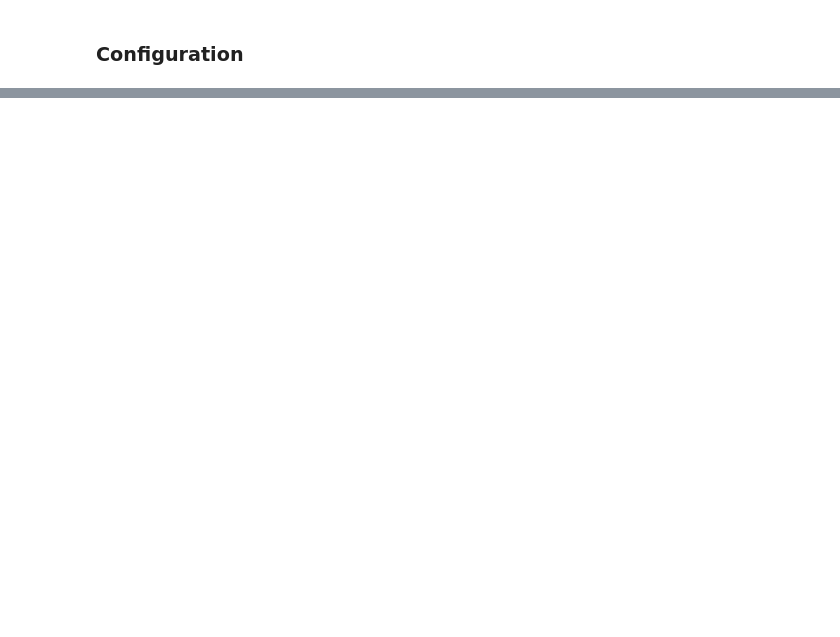
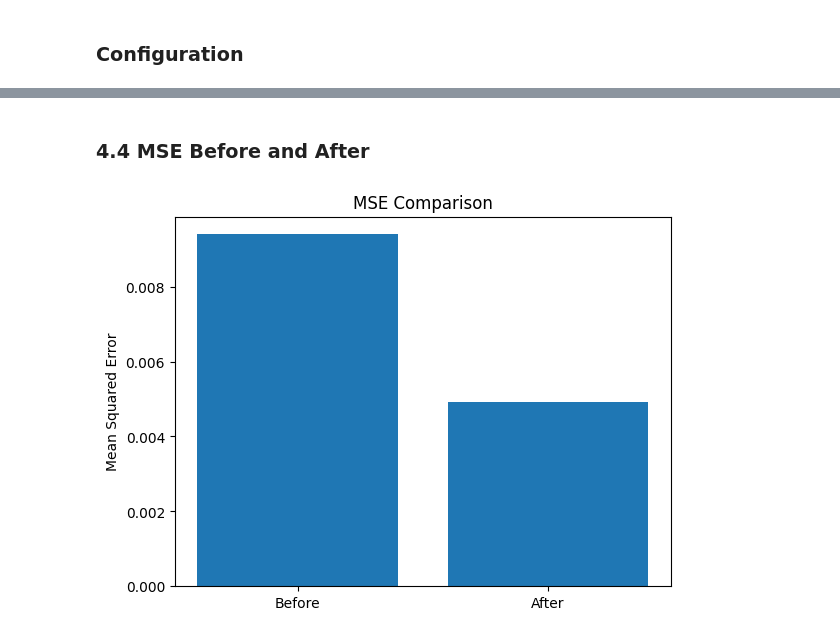
Before and after one commit to gentralg-Gitcoding/fullstack-projects, a Jupyter notebook: capstoneProjects/capstone_12/capstone_12_Deep_Learning_TensorFlow_Keras.ipynb, the cells around one changed output, grey strips where cells are left out. Cells and saved outputs as stored; diff of their text form; code cells hidden in the pictures; blank space fills up the shorter version.

```diff
--- a/capstoneProjects/capstone_12/capstone_12_Deep_Learning_TensorFlow_Keras.ipynb
+++ b/capstoneProjects/capstone_12/capstone_12_Deep_Learning_TensorFlow_Keras.ipynb
@@ -82,0 +181,4 @@ NameError: name 'io' is not defined
+# %%
+# Measure MSE(Mean Squared Error) Metric
+mse = tf.reduce_mean(tf.square(X_train - X_train_noisy))
+print(f"MSE: {mse}")
@@ -82,0 +349,19 @@ NameError: name 'io' is not defined
+# %%
+#Load best model for predict
+model = tf.keras.models.load_model('./models/cae_dentals.keras')
+
+#Have the model denoise our data
+X_test_denoised = model.predict(X_test_noisy)
+
+#Calculate MSE after
+mse_after = tf.reduce_mean(tf.square(X_test - X_test_denoised))
+
+#Calculate PSNR after
+psnr_after = tf.image.psnr(X_test, X_test_denoised, max_val=1.0)
+
+#Calculate SSIM after(most important, we want a similar image)
+ssim_after = tf.image.ssim(X_test, X_test_denoised, max_val=1.0)
+
+print(f"MSE Before: {mse}, MSE After: {mse_after}")
+print(f"PSNR Before: {tf.reduce_mean(psnr)}, PSNR After: {tf.reduce_mean(psnr_after)}")
+print(f"SSIM Before: {tf.reduce_mean(ssim)}, SSIM After: {tf.reduce_mean(ssim_after)}")
@@ -82,0 +378,10 @@ NameError: name 'io' is not defined
+# %% [markdown]
+### 4.4 MSE Before and After
+# %%
+#Plot MSE before and after bar plot
+plt.bar(['Before', 'After'], [mse, mse_after])
+plt.title('MSE Comparison')
+plt.ylabel('Mean Squared Error')
+plt.show()
+# %% [output]
+[figure, added]
```
Also changed, not shown: parts of 44 cells of this notebook, 3 other files.
